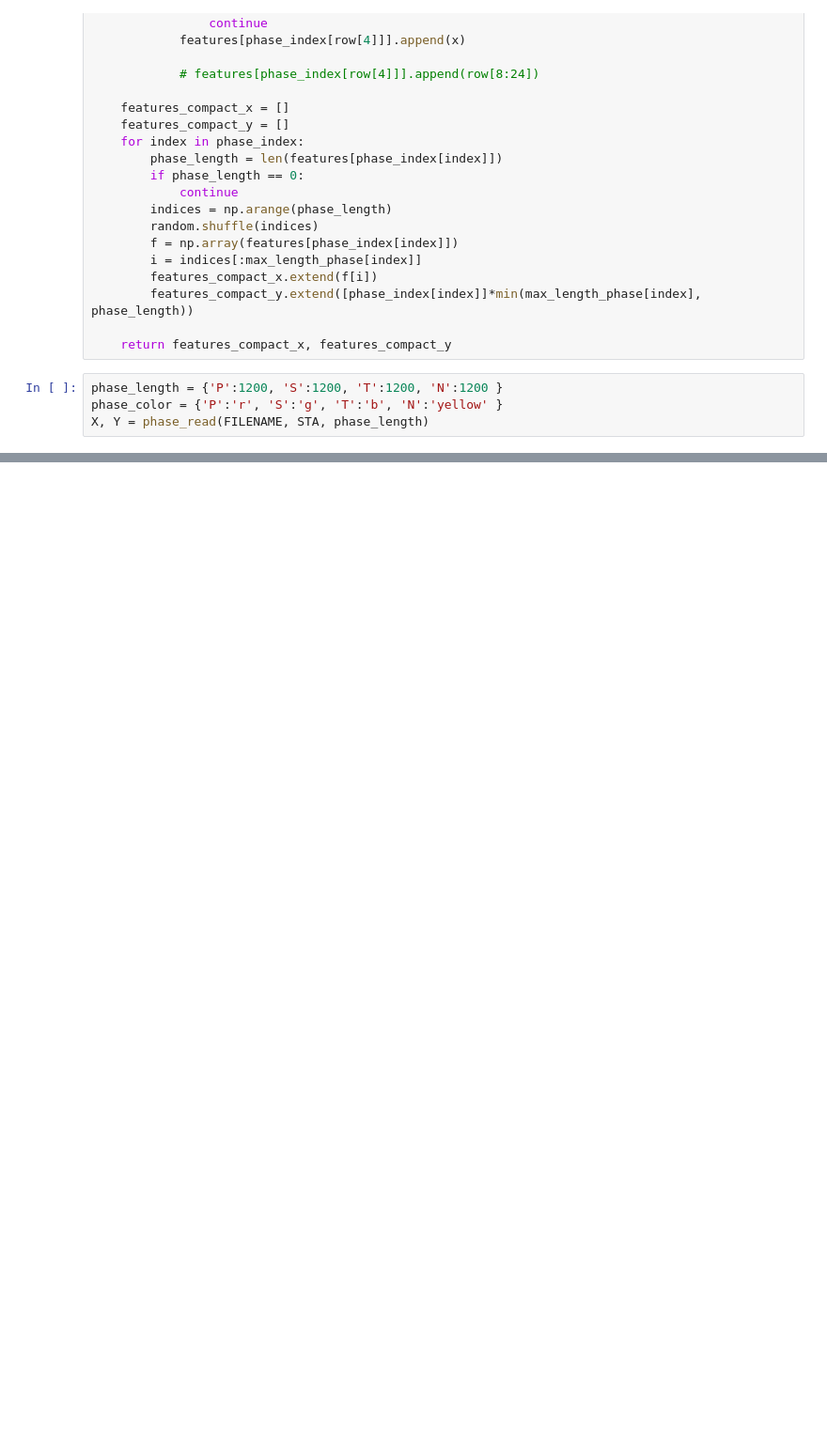
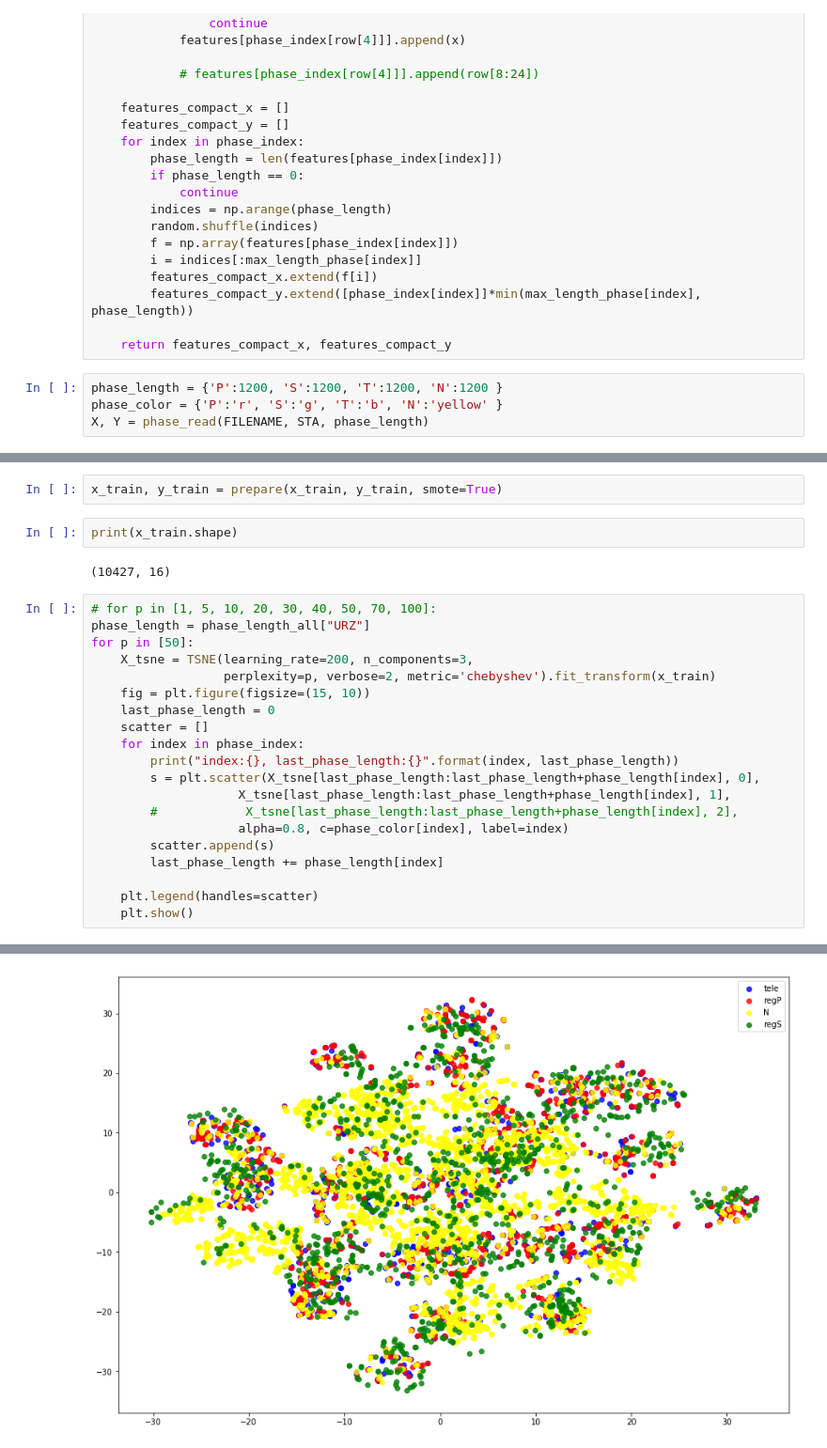
Before and after one commit to cahya-wirawan/phase-classification, a Jupyter notebook: phase_tsne.ipynb, the cells around one changed output, grey strips where cells are left out. Shown at 94% size. Cells and saved outputs as stored; diff of their text form; blank space fills up the shorter version.

```diff
--- a/phase_tsne.ipynb
+++ b/phase_tsne.ipynb
@@ -94,0 +127,27 @@ index:S, last_phase_length:3600
+# %%
+x_train, y_train = prepare(x_train, y_train, smote=True)
+# %%
+print(x_train.shape)
+# %% [output]
+(10427, 16)
+# %%
+# for p in [1, 5, 10, 20, 30, 40, 50, 70, 100]:
+phase_length = phase_length_all["URZ"]
+for p in [50]:
+    X_tsne = TSNE(learning_rate=200, n_components=3,
+                  perplexity=p, verbose=2, metric='chebyshev').fit_transform(x_train)
+    fig = plt.figure(figsize=(15, 10))
+    last_phase_length = 0
+    scatter = []
+    for index in phase_index:
+        print("index:{}, last_phase_length:{}".format(index, last_phase_length))
+        s = plt.scatter(X_tsne[last_phase_length:last_phase_length+phase_length[index], 0],
+                    X_tsne[last_phase_length:last_phase_length+phase_length[index], 1],
+        #            X_tsne[last_phase_length:last_phase_length+phase_length[index], 2],
+                    alpha=0.8, c=phase_color[index], label=index)
+        scatter.append(s)
+        last_phase_length += phase_length[index]
+
+    plt.legend(handles=scatter)
+    plt.show()
+# %% [output]
@@ -94,0 +171 @@ index:S, last_phase_length:3600
+[figure, added]
```
Also changed, not shown: parts of 7 cells of this notebook, 2 other files.
